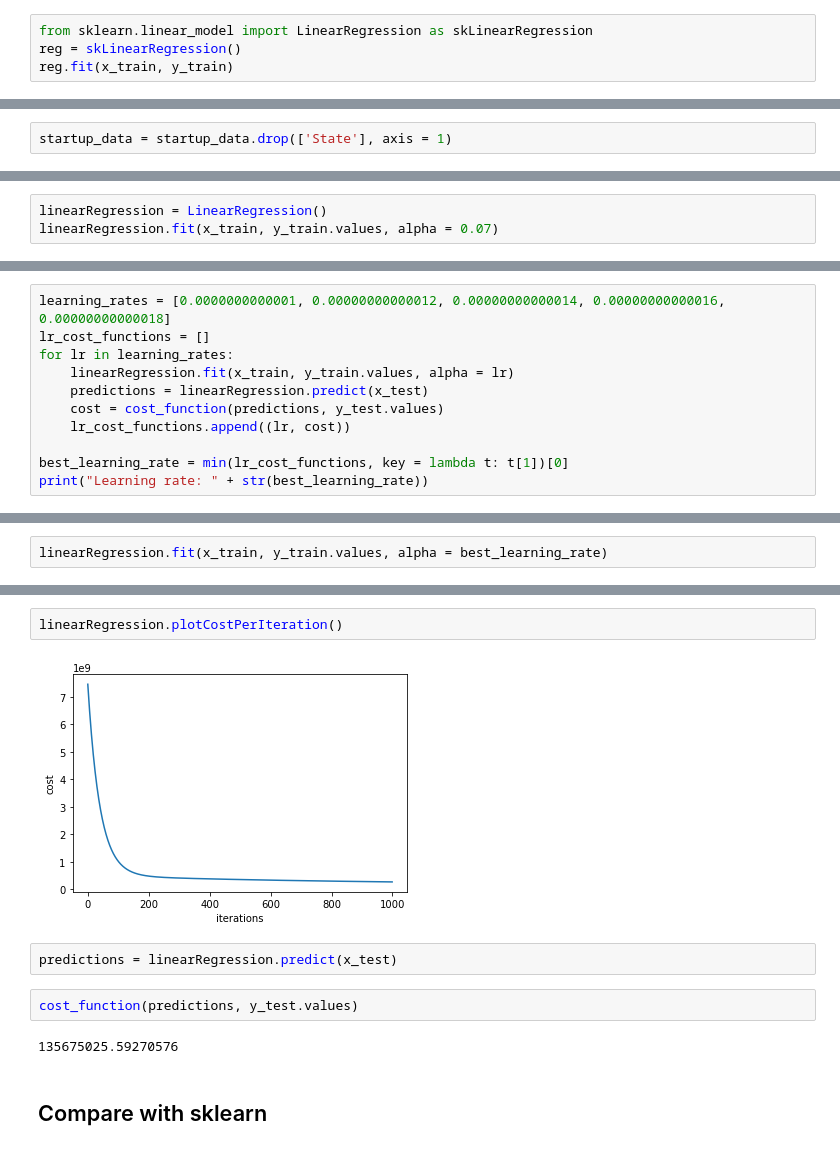
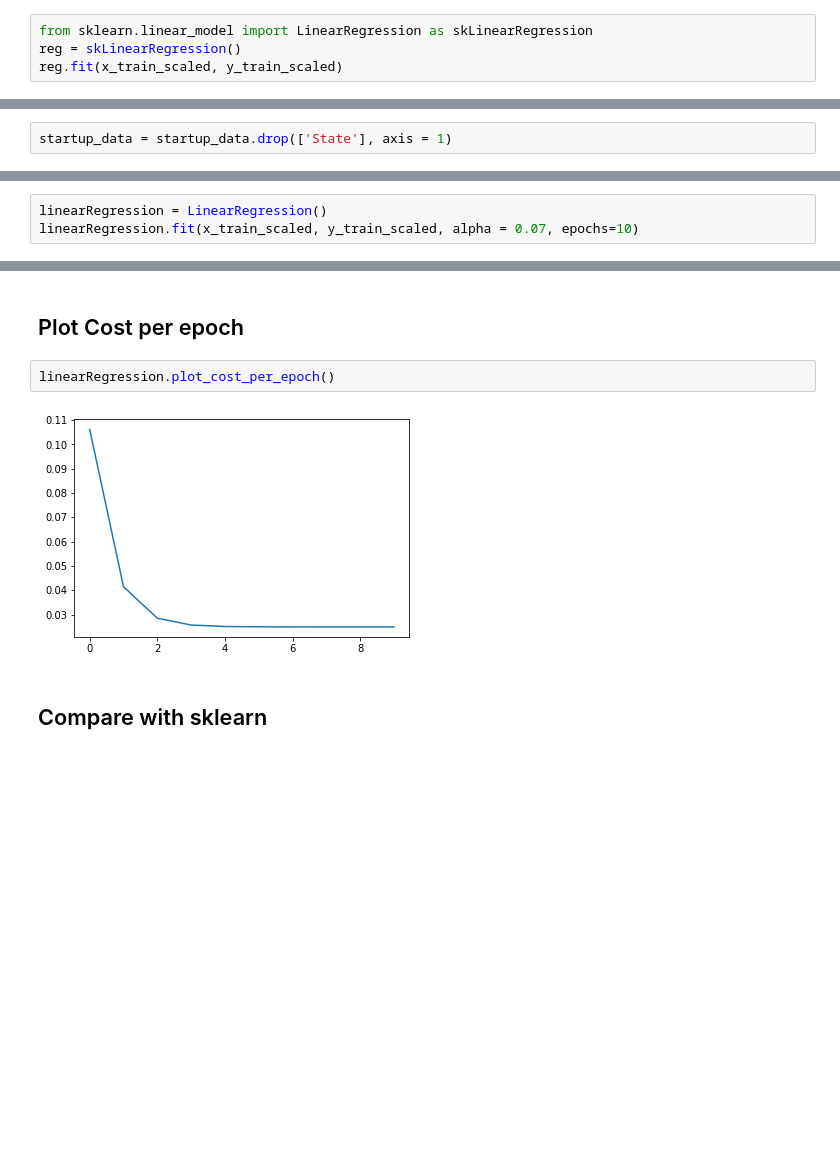
Before and after one commit to luisespriella9/ML-Algorithms, a Jupyter notebook: Linear and Logistic Regression.ipynb, the cells around one changed output, grey strips where cells are left out. Cells and saved outputs as stored; diff of their text form; blank space fills up the shorter version.

Commit message:
Implemented Linear and Logistic regression with regularization

```diff
--- a/Linear and Logistic Regression.ipynb
+++ b/Linear and Logistic Regression.ipynb
@@ -97,7 +180,7 @@ cost_function(predictions, y_test.values)
 # %%
 from sklearn.linear_model import LinearRegression as skLinearRegression
 reg = skLinearRegression()
-reg.fit(x_train, y_train)
+reg.fit(x_train_scaled, y_train_scaled)
 # %% [output]
 LinearRegression(copy_X=True, fit_intercept=True, n_jobs=None, normalize=False)
 # %%
@@ -174,4 +258,4 @@ x_test = x_test.reset_index(drop=True)
 # %%
 linearRegression = LinearRegression()
-linearRegression.fit(x_train, y_train.values, alpha = 0.07)
+linearRegression.fit(x_train_scaled, y_train_scaled, alpha = 0.07, epochs=10)
 # %% [output]
@@ -187,11 +277,0 @@ nan
-# %%
-learning_rates = [0.0000000000001, 0.00000000000012, 0.00000000000014, 0.00000000000016, 0.00000000000018]
-lr_cost_functions = []
-for lr in learning_rates:
-    linearRegression.fit(x_train, y_train.values, alpha = lr)
-    predictions = linearRegression.predict(x_test)
-    cost = cost_function(predictions, y_test.values)
-    lr_cost_functions.append((lr, cost))
-
-best_learning_rate = min(lr_cost_functions, key = lambda t: t[1])[0]
-print("Learning rate: " + str(best_learning_rate))
@@ -200,2 +277,0 @@ Learning rate: 1.6e-13
-# %%
-linearRegression.fit(x_train, y_train.values, alpha = best_learning_rate)
@@ -210,13 +278,9 @@ linearRegression.plot_regression_line('Profit')
+# %% [markdown]
+## Plot Cost per epoch
 # %%
-linearRegression.plotCostPerIteration()
+linearRegression.plot_cost_per_epoch()
 # %% [output]
-[figure, old version]
+[figure, new version]
-# %%
-predictions = linearRegression.predict(x_test)
-# %%
-cost_function(predictions, y_test.values)
-# %% [output]
-135675025.59270576
 # %% [markdown]
 ## Compare with sklearn
 # %%
```
Also changed, not shown: parts of 82 cells of this notebook, 1 other file.
